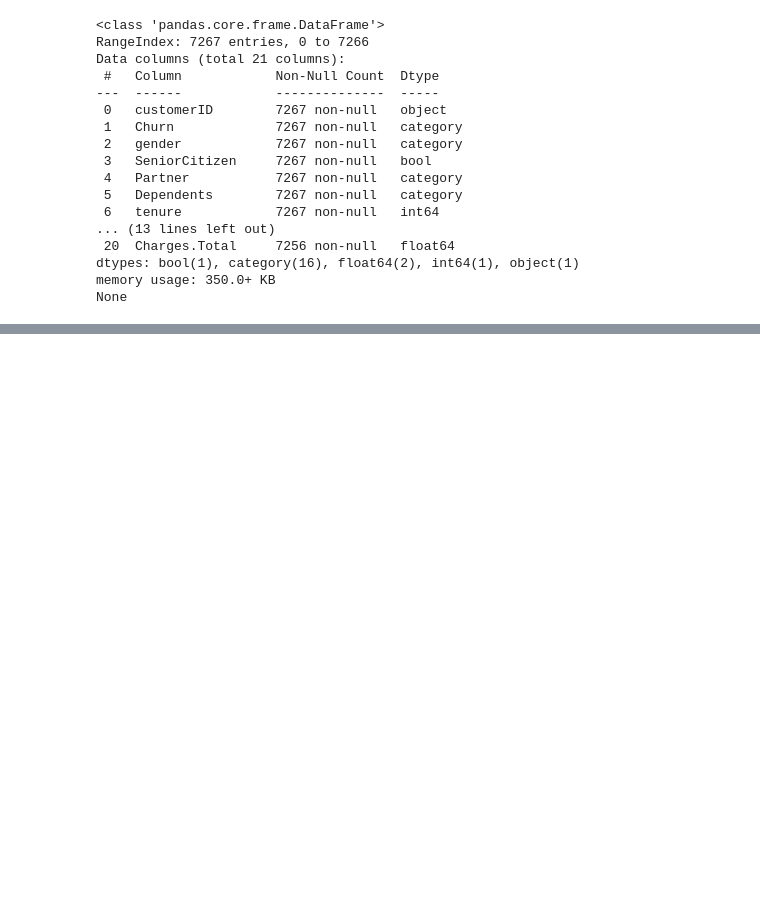
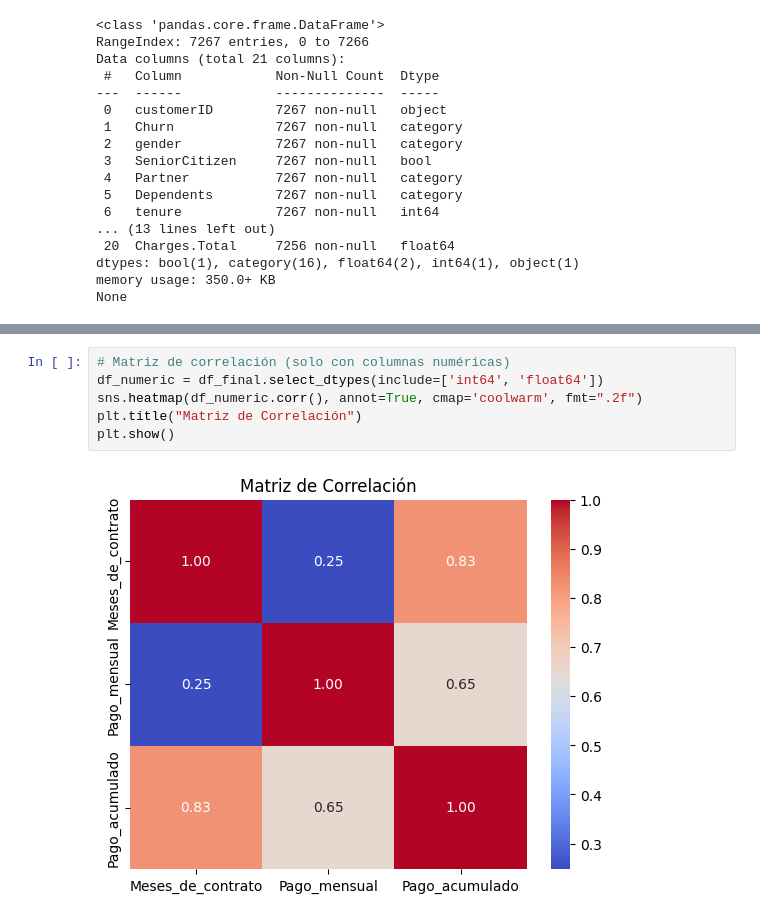
Before and after one commit to Maucho6340/Telecom_X_LATAM, a Jupyter notebook: Challenge_CHRUN_COLAB.ipynb, the cells around one changed output, grey strips where cells are left out. Drawn from its saved outputs; the diff is of its cells as text; blank space fills up the shorter version.

```diff
--- a/Challenge_CHRUN_COLAB.ipynb
+++ b/Challenge_CHRUN_COLAB.ipynb
@@ -157,0 +178,8 @@ df_final.head()
+# %%
+# Matriz de correlación (solo con columnas numéricas)
+df_numeric = df_final.select_dtypes(include=['int64', 'float64'])
+sns.heatmap(df_numeric.corr(), annot=True, cmap='coolwarm', fmt=".2f")
+plt.title("Matriz de Correlación")
+plt.show()
+# %% [output]
+[figure, added]
```
Also changed, not shown: parts of 4 cells of this notebook.
